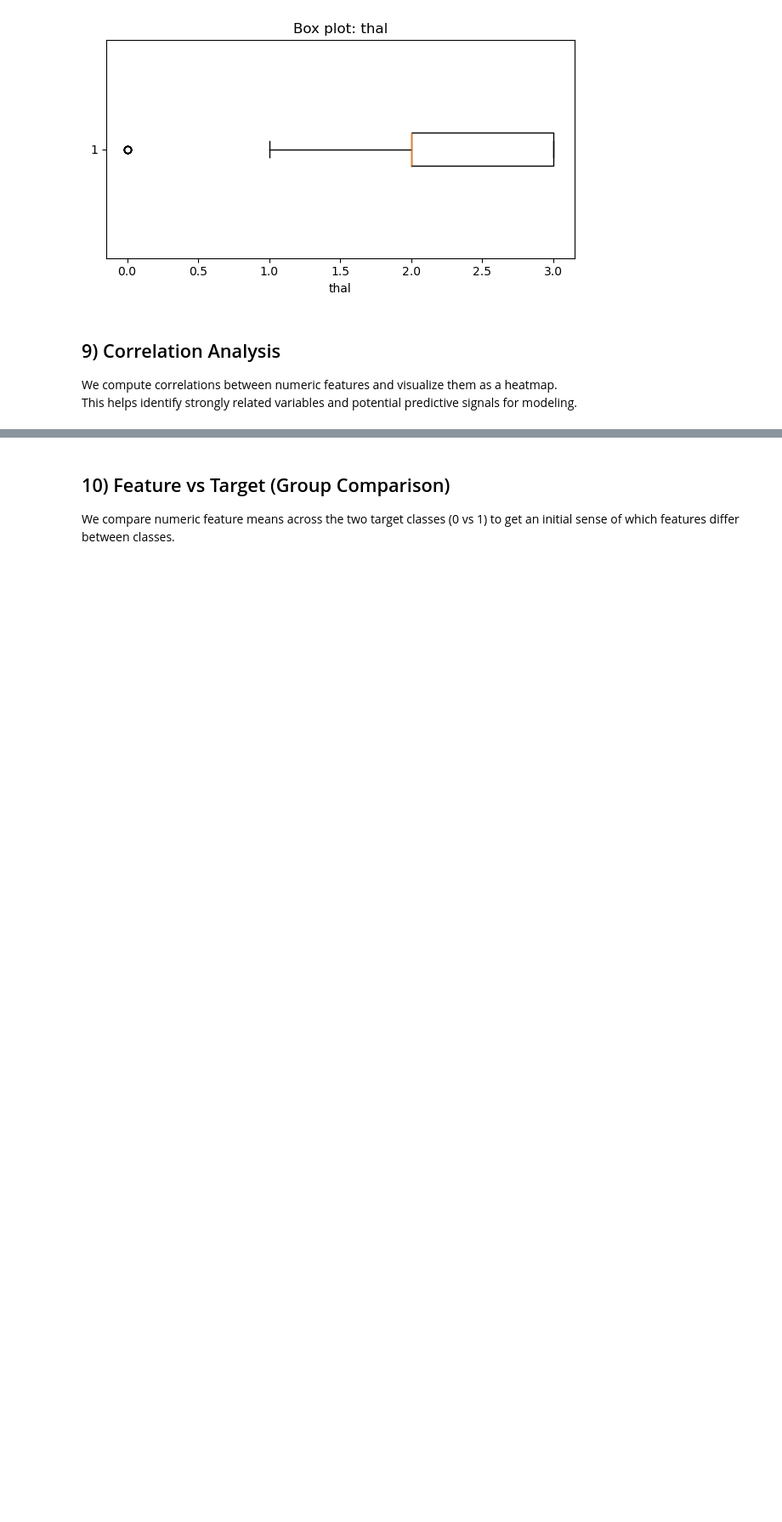
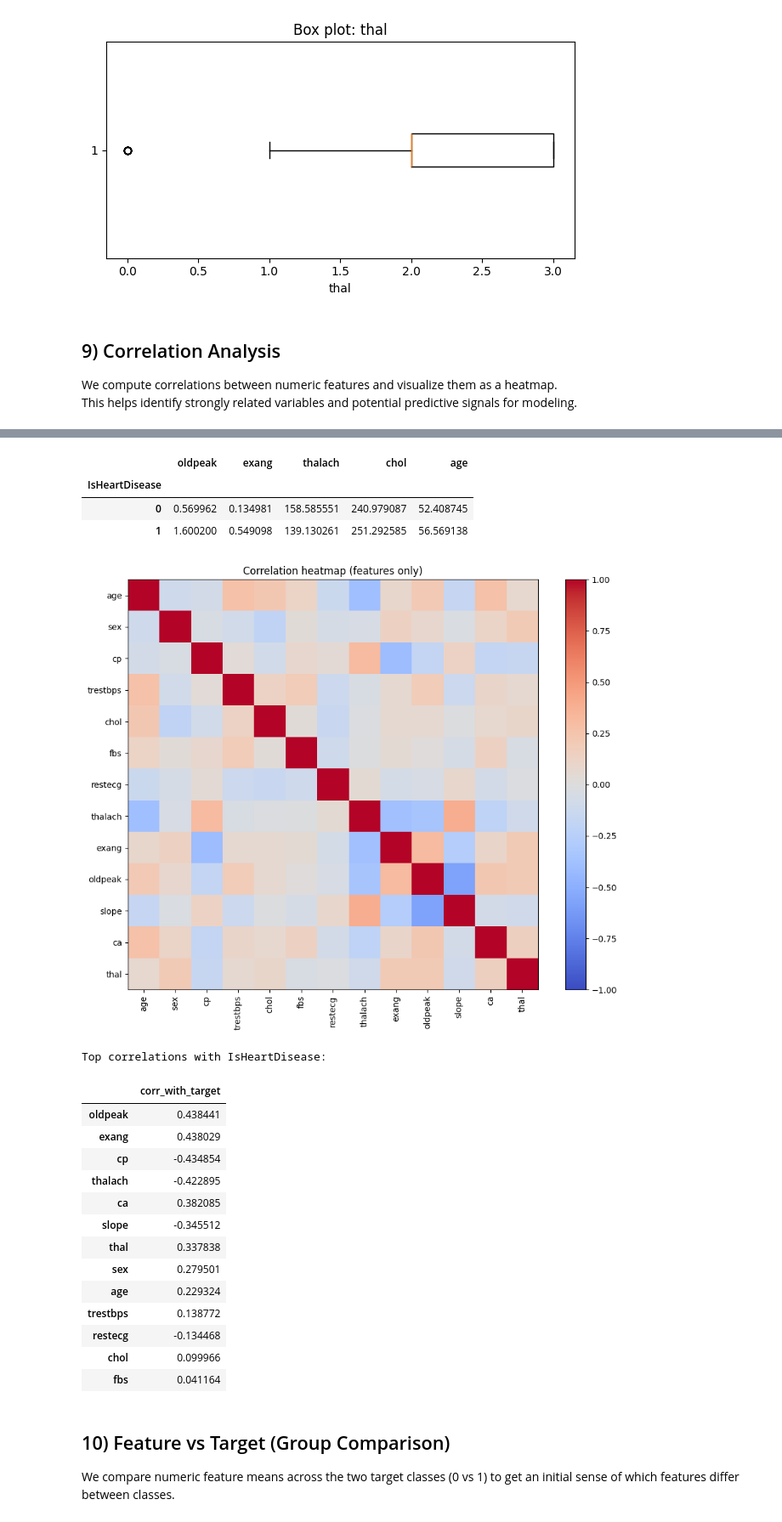
Before and after one commit to Janau00/SWE485-Project-Group9, a Jupyter notebook: Phase1_Data_Exploration.ipynb, the cells around one changed output, grey strips where cells are left out. Shown at 85% size. Saved outputs shown, nothing was run; the diff lists cells and outputs as text; code cells hidden in the pictures; blank space fills up the shorter version.

```diff
--- a/Phase1_Data_Exploration.ipynb
+++ b/Phase1_Data_Exploration.ipynb
@@ -299,3 +253,68 @@ Top correlations with target (by absolute value):
+# %%
+cleaned_df = df.copy()
+
+# Map target: 0 = disease, 1 = no disease  →  IsHeartDisease: 1 = disease, 0 = no disease
+cleaned_df["IsHeartDisease"] = (cleaned_df["target"] == 0).astype(int)
+
+# drop old target columns to avoid confusion
+cleaned_df.drop(columns=["target"], inplace=True)
+
+display(
+    cleaned_df.groupby("IsHeartDisease")[["oldpeak", "exang", "thalach", "chol", "age"]].mean()
+)
+# %% [output]
+|  | oldpeak | exang | thalach | chol | age |
+| IsHeartDisease |  |  |  |  |  |
+| 0 | 0.569962 | 0.134981 | 158.585551 | 240.979087 | 52.408745 |
+| 1 | 1.600200 | 0.549098 | 139.130261 | 251.292585 | 56.569138 |
+# %%
+import numpy as np
+import matplotlib.pyplot as plt
+
+
+corr = cleaned_df.select_dtypes(include=[np.number]).corr()
+
+corr_features = corr.drop(index="IsHeartDisease", columns="IsHeartDisease")
+
+plt.figure(figsize=(10,8))
+plt.imshow(corr_features.values, cmap="coolwarm", vmin=-1, vmax=1)
+plt.colorbar()
+
+plt.xticks(range(len(corr_features.columns)), corr_features.columns, rotation=90)
+plt.yticks(range(len(corr_features.columns)), corr_features.columns)
+
+plt.title("Correlation heatmap (features only)")
+plt.tight_layout()
+plt.show()
+
+# Show top correlations
+target_corr = (
+    cleaned_df
+    .select_dtypes(include=[np.number])
+    .corr()["IsHeartDisease"]
+    .drop("IsHeartDisease")
+    .sort_values(key=lambda s: s.abs(), ascending=False)
+)
+
+print("Top correlations with IsHeartDisease:")
+display(target_corr.to_frame("corr_with_target"))
+# %% [output]
+[figure, added]
+Top correlations with IsHeartDisease:
+|  | corr_with_target |
+| oldpeak | 0.438441 |
+| exang | 0.438029 |
+| cp | -0.434854 |
+| thalach | -0.422895 |
+| ca | 0.382085 |
+| slope | -0.345512 |
+| thal | 0.337838 |
+| sex | 0.279501 |
+| age | 0.229324 |
+| trestbps | 0.138772 |
+| restecg | -0.134468 |
+| chol | 0.099966 |
+| fbs | 0.041164 |
 # %% [markdown]
 ## 10) Feature vs Target (Group Comparison)
 
```
Also changed, not shown: parts of 35 cells of this notebook.
